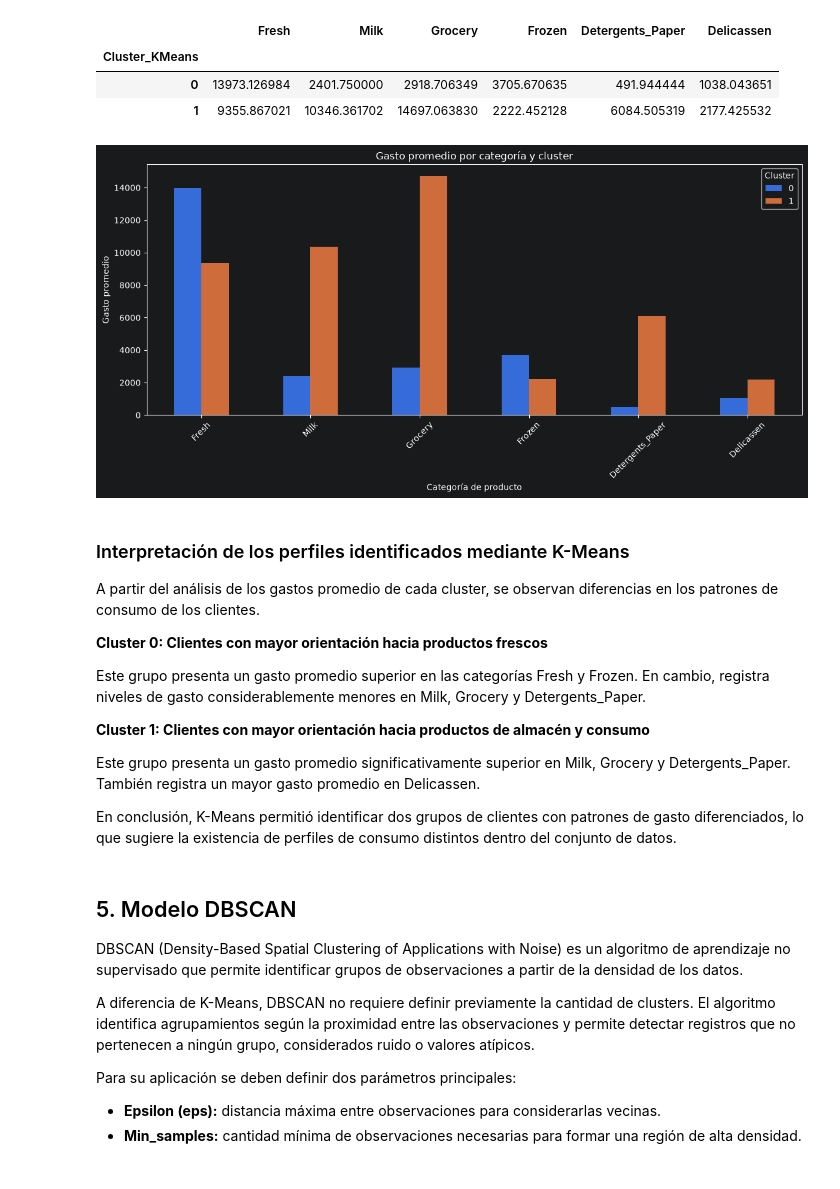
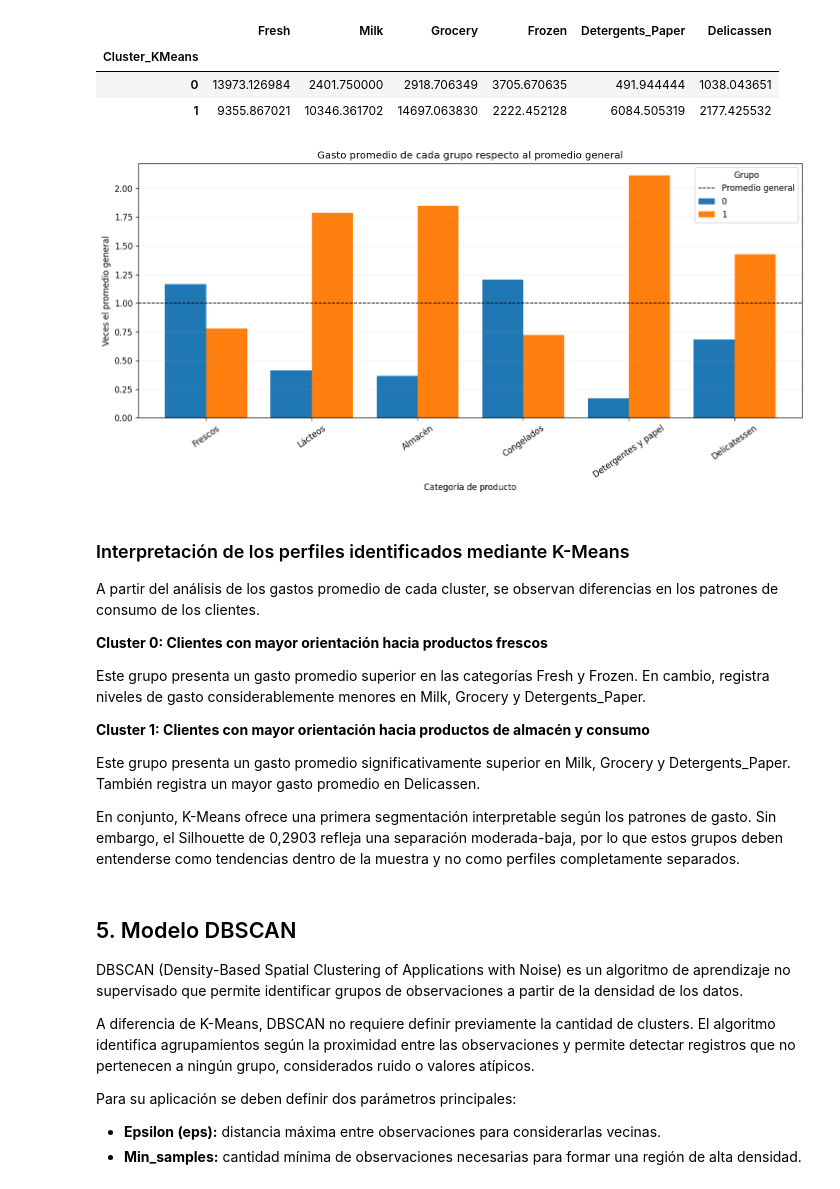
Before and after one commit to matiasdiazv/Trabajo_Final_ML, a Jupyter notebook: Ejercicio_3_Clustering_Wholesale_Customers.ipynb, the cells around one changed output. Drawn from its saved outputs; the diff is of its cells as text; code cells hidden in the pictures.

```diff
--- a/Ejercicio_3_Clustering_Wholesale_Customers.ipynb
+++ b/Ejercicio_3_Clustering_Wholesale_Customers.ipynb
@@ -382,24 +388,26 @@ perfil_kmeans
 | Cluster_KMeans |  |  |  |  |  |  |
 | 0 | 13973.126984 | 2401.750000 | 2918.706349 | 3705.670635 | 491.944444 | 1038.043651 |
 | 1 | 9355.867021 | 10346.361702 | 14697.063830 | 2222.452128 | 6084.505319 | 2177.425532 |
-# %%
-# Visualizar el gasto promedio de cada cluster
-
-perfil_kmeans.T.plot(
-    kind='bar',
-    figsize=(12, 6)
-)
-
-plt.title('Gasto promedio por categoría y cluster')
-plt.xlabel('Categoría de producto')
-plt.ylabel('Gasto promedio')
-plt.xticks(rotation=45)
-plt.legend(title='Cluster')
-
-plt.tight_layout()
-plt.show()
-# %% [output]
-[figure, removed]
+# %%
+# Comparar el gasto promedio relativo al promedio general
+promedio_general = df[variables_gasto].mean()
+perfil_relativo_promedios = perfil_kmeans.div(promedio_general)
+
+nombres = ['Frescos', 'Lácteos', 'Almacén', 'Congelados', 'Detergentes y papel', 'Delicatessen']
+ax = perfil_relativo_promedios.T.set_axis(nombres).plot(
+    kind='bar', figsize=(12, 6), width=0.78
+)
+ax.axhline(1, color='black', linewidth=1, linestyle='--', label='Promedio general')
+ax.set_title('Gasto promedio de cada grupo respecto al promedio general')
+ax.set_xlabel('Categoría de producto')
+ax.set_ylabel('Veces el promedio general')
+ax.tick_params(axis='x', rotation=35)
+ax.legend(title='Grupo')
+ax.grid(axis='y', alpha=0.2)
+plt.tight_layout()
+plt.show()
+# %% [output]
+[figure, added]
 # %% [markdown]
 ### Interpretación de los perfiles identificados mediante K-Means
 
@@ -413,7 +421,7 @@ Este grupo presenta un gasto promedio superior en las categorías Fresh y Frozen
 
 Este grupo presenta un gasto promedio significativamente superior en Milk, Grocery y Detergents_Paper. También registra un mayor gasto promedio en Delicassen.
 
-En conclusión, K-Means permitió identificar dos grupos de clientes con patrones de gasto diferenciados, lo que sugiere la existencia de perfiles de consumo distintos dentro del conjunto de datos.
+En conjunto, K-Means ofrece una primera segmentación interpretable según los patrones de gasto. Sin embargo, el Silhouette de 0,2903 refleja una separación moderada-baja, por lo que estos grupos deben entenderse como tendencias dentro de la muestra y no como perfiles completamente separados.
 # %% [markdown]
 ## 5. Modelo DBSCAN
 
```
Also changed, not shown: parts of 17 cells of this notebook.
